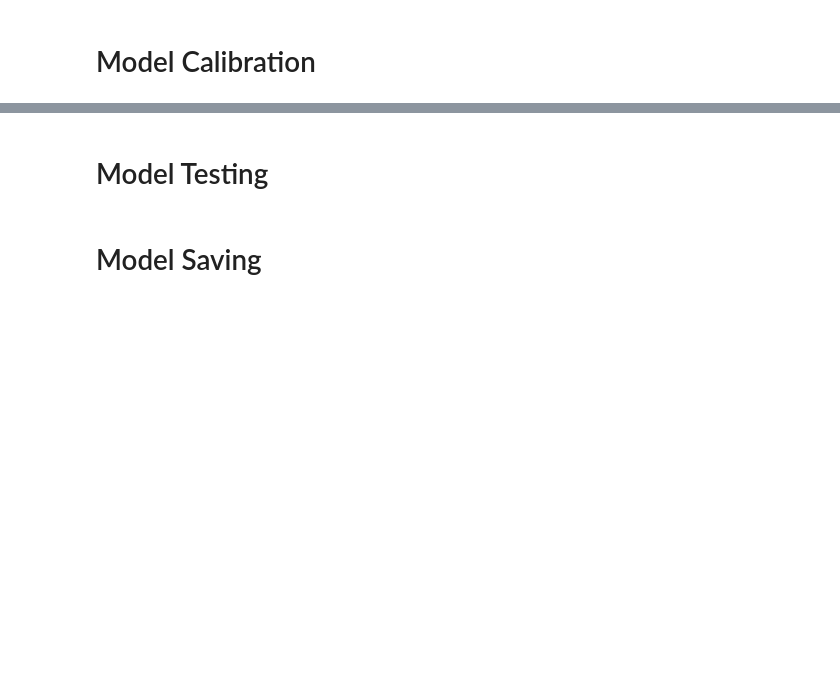
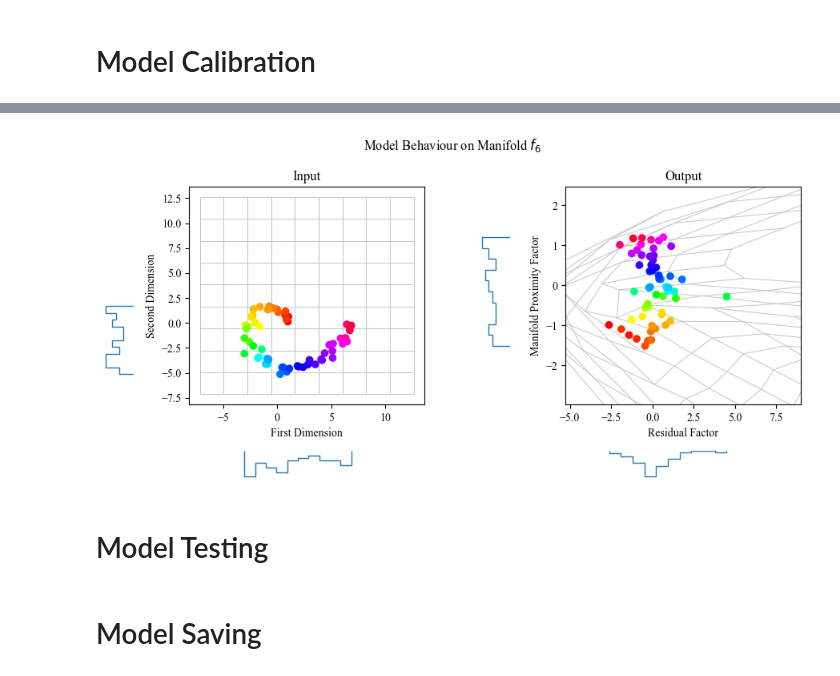
Before and after one commit to TimHenry1995/gyoza, a Jupyter notebook: src/gyoza/scripts/manifolds.ipynb, the cells around one changed output, grey strips where cells are left out. Drawn from its saved outputs; the diff is of its cells as text; code cells hidden in the pictures; blank space fills up the shorter version.

```diff
--- a/src/gyoza/scripts/manifolds.ipynb
+++ b/src/gyoza/scripts/manifolds.ipynb
@@ -180,8 +249,8 @@ array([[0.79527631, 0.60624713],
 # %%
 network.compile(optimizer=tf.keras.optimizers.Adam(learning_rate=0.05))
-epoch_count = 10
-batch_size = 128
-#reset_random_number_generators()
+epoch_count = 50
+batch_size = 512
+reset_random_number_generators(78)
 for e in range(epoch_count):
     iterator = mdis.volatile_factorized_pair_iterator(X=X, Y=Y, batch_size=batch_size, similarity_function=similarity_function)
     for batch in iterator:
@@ -280,3 +277,7 @@ plot_input_output(network, s_range = [np.min(s), np.max(s)], f=manifold_function
+# %%
+plot_input_output(network, s_range = [np.min(s), np.max(s)], f=manifold_function, title="Model Behaviour on Manifold " + r"${}$".format(manifold_name))
+# %% [output]
+[figure, added]
 # %% [markdown]
 # Model Testing
 # %% [markdown]
```
Also changed, not shown: parts of 7 cells of this notebook, 2 other files.
